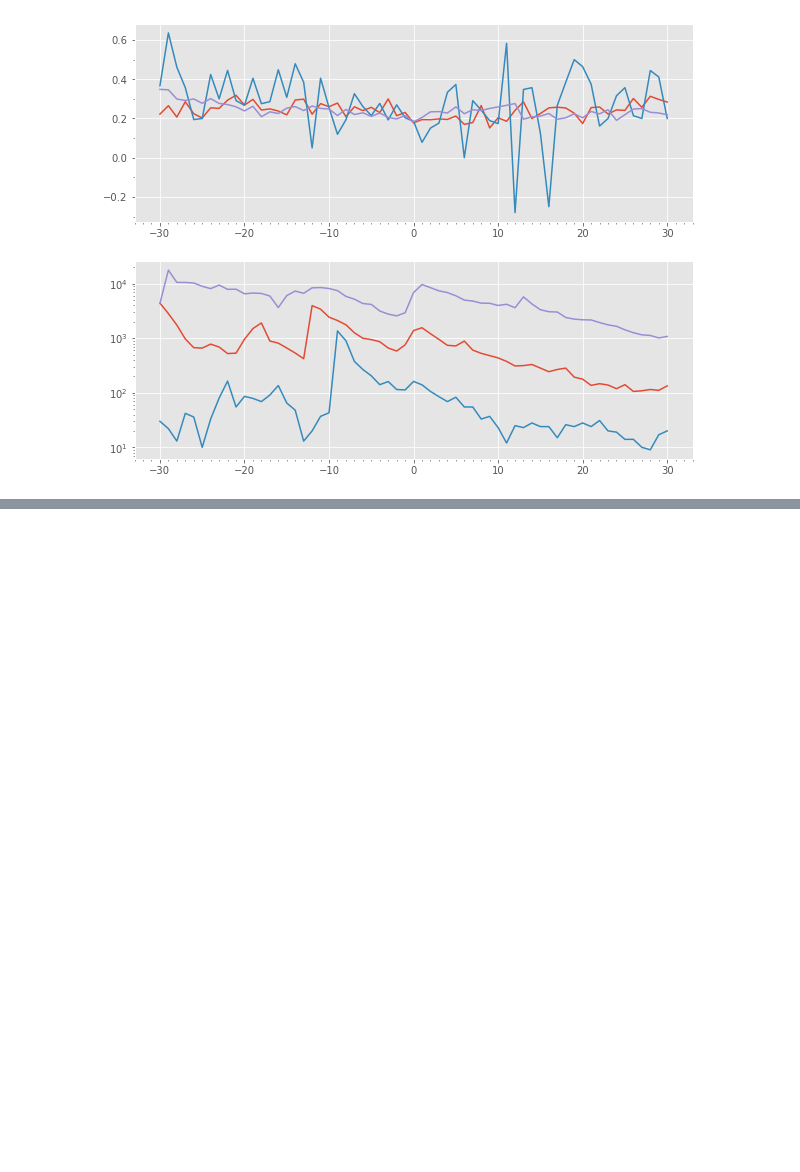
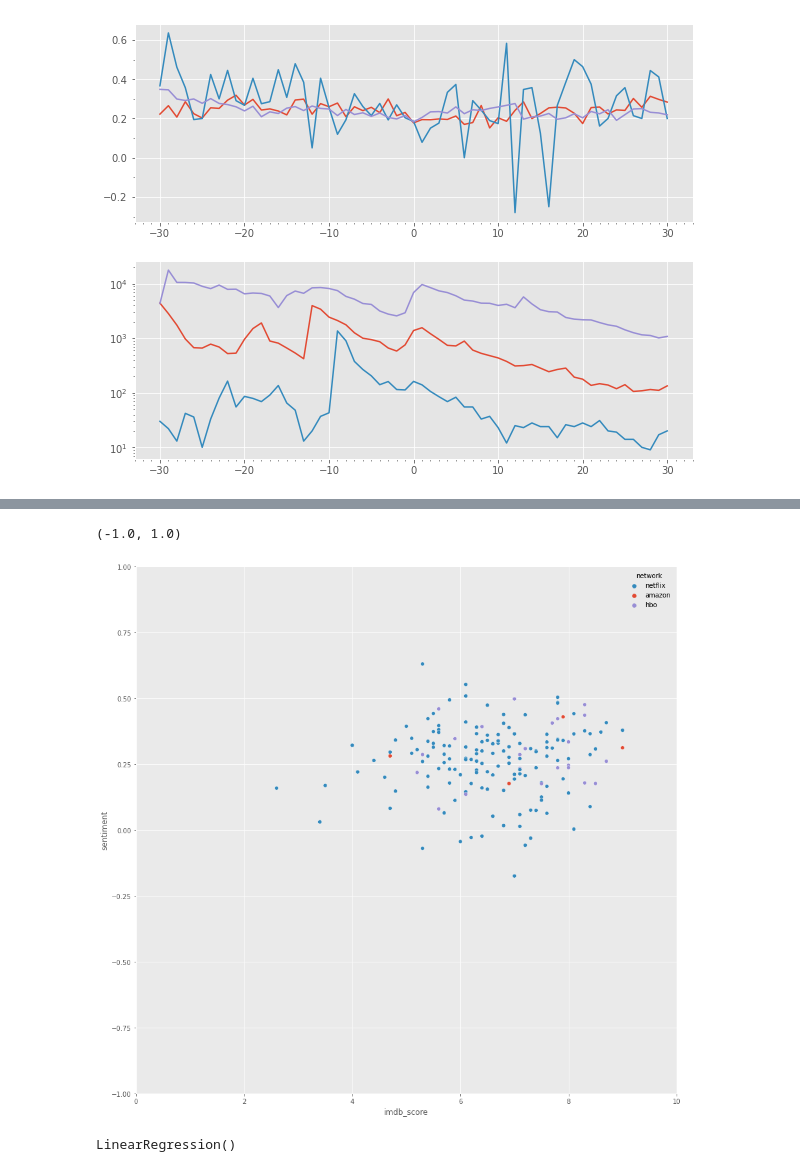
Before and after one commit to Marcus-Friis/data-in-the-wild, a Jupyter notebook: notebooks/timeseries analysis.ipynb, the cells around one changed output, grey strips where cells are left out. Drawn from its saved outputs; the diff is of its cells as text; code cells hidden in the pictures; blank space fills up the shorter version.

```diff
--- a/notebooks/timeseries analysis.ipynb
+++ b/notebooks/timeseries analysis.ipynb
@@ -222,0 +283,12 @@ ax.set_yscale('log')
+# %%
+mean_scores = df[df.comment_idx < 0].groupby(['videoId', 'primaryTitle']).agg(
+    sentiment=('sentiment_predicted_score', 'mean'),
+    imdb_score=('averageRating', 'first'),
+    network=('network', 'first'),
+    num_comments=('commentId', 'count'),
+    comments_since=('comment_idx', 'min'),
+    titleType=('titleType', 'first')
+).reset_index()
+# %%
+mask = (mean_scores.comments_since <= 10) & (mean_scores.num_comments >= 100)
+X = mean_scores[mask]
@@ -222,0 +311,15 @@ ax.set_yscale('log')
+# %%
+fig, ax = plt.subplots(figsize=(15,15))
+sns.scatterplot(data=X, x='imdb_score', y='sentiment', hue='network', ax=ax)
+
+ax.set_xlim(0, 10)
+ax.set_ylim(-1, 1)
+# %% [output]
+(-1.0, 1.0)
+[figure, added]
+# %%
+from sklearn.linear_model import LinearRegression
+reg = LinearRegression()
+reg.fit(X.sentiment.to_numpy().reshape(-1, 1), X.imdb_score.to_numpy().reshape(-1, 1))
+# %% [output]
+LinearRegression()
```
Also changed, not shown: parts of 12 cells of this notebook, 1 other file.
